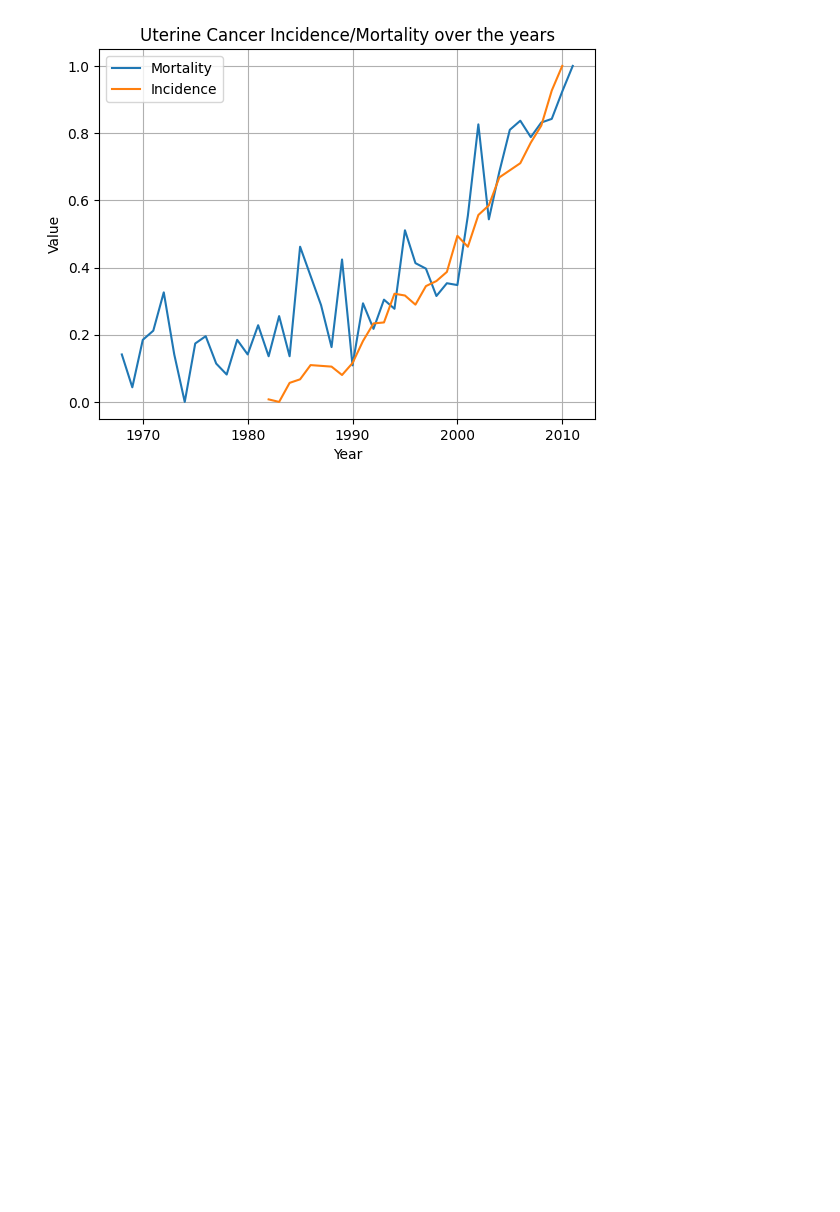
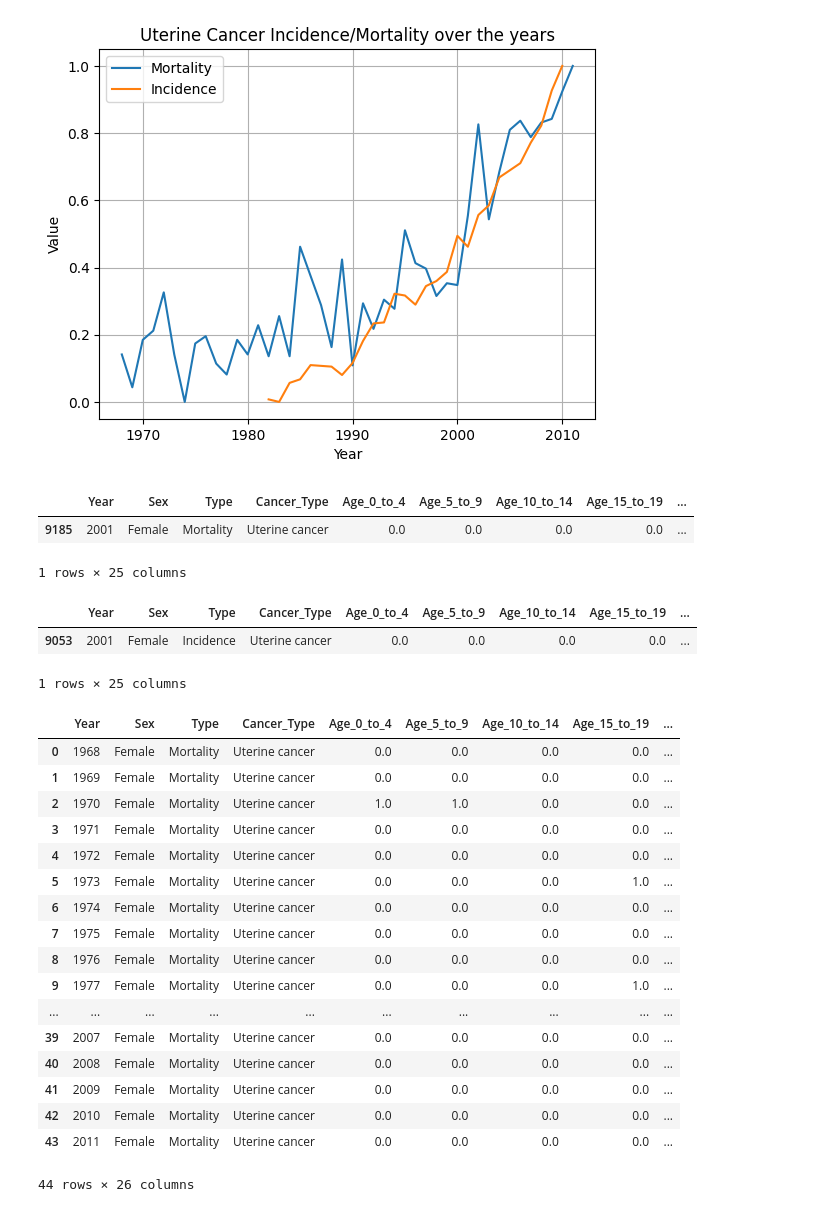
Before and after one commit to ChristianChimi/Australian-HealthCare-Cancer, a Jupyter notebook: Australian_Cancer_Health.ipynb, the cells around one changed output. Saved outputs shown, nothing was run; the diff lists cells and outputs as text; code cells hidden in the pictures; blank space fills up the shorter version.

```diff
--- a/Australian_Cancer_Health.ipynb
+++ b/Australian_Cancer_Health.ipynb
@@ -76,8 +76,8 @@ scaler=MinMaxScaler()
 uterine_df1["Sum"] = uterine_df1.loc[:, "Age_0_to_4":"Age_Unknown"].sum(axis=1)
 uterine_df1['Normalized_sum']=scaler.fit_transform(uterine_df1[['Sum']])
 
-uterine_df2["Sum"] = uterine_df2.loc[:, "Age_0_to_4":"Age_Unknown"].sum(axis=1)
-uterine_df2['Normalized_sum']=scaler.fit_transform(uterine_df2[['Sum']])
+uterine_df2["Sum_Death"] = uterine_df2.loc[:, "Age_0_to_4":"Age_Unknown"].sum(axis=1)
+uterine_df2['Normalized_sum']=scaler.fit_transform(uterine_df2[['Sum_Death']])
 # %%
 plt.plot(uterine_df1["Year"], uterine_df1['Normalized_sum'], label="Mortality")
 plt.plot(uterine_df2["Year"], uterine_df2['Normalized_sum'], label="Incidence")
@@ -89,3 +89,38 @@ plt.grid(True)
 plt.show()
 # %% [output]
 [figure]
+# %%
+uterine_df1[uterine_df1['Year'] == 2001]
+# %% [output]
+|  | Year | Sex | Type | Cancer_Type | Age_0_to_4 | Age_5_to_9 | Age_10_to_14 | Age_15_to_19 | ... |
+| 9185 | 2001 | Female | Mortality | Uterine cancer | 0.0 | 0.0 | 0.0 | 0.0 | ... |
+1 rows × 25 columns
+# %%
+uterine_df2[uterine_df2['Year'] == 2001]
+# %% [output]
+|  | Year | Sex | Type | Cancer_Type | Age_0_to_4 | Age_5_to_9 | Age_10_to_14 | Age_15_to_19 | ... |
+| 9053 | 2001 | Female | Incidence | Uterine cancer | 0.0 | 0.0 | 0.0 | 0.0 | ... |
+1 rows × 25 columns
+# %%
+uterine_df1 = pd.merge(uterine_df1, uterine_df2[['Year', 'Sum_Death']], on='Year', how='left')
+# %%
+uterine_df1
+# %% [output]
+|  | Year | Sex | Type | Cancer_Type | Age_0_to_4 | Age_5_to_9 | Age_10_to_14 | Age_15_to_19 | ... |
+| 0 | 1968 | Female | Mortality | Uterine cancer | 0.0 | 0.0 | 0.0 | 0.0 | ... |
+| 1 | 1969 | Female | Mortality | Uterine cancer | 0.0 | 0.0 | 0.0 | 0.0 | ... |
+| 2 | 1970 | Female | Mortality | Uterine cancer | 1.0 | 1.0 | 0.0 | 0.0 | ... |
+| 3 | 1971 | Female | Mortality | Uterine cancer | 0.0 | 0.0 | 0.0 | 0.0 | ... |
+| 4 | 1972 | Female | Mortality | Uterine cancer | 0.0 | 0.0 | 0.0 | 0.0 | ... |
+| 5 | 1973 | Female | Mortality | Uterine cancer | 0.0 | 0.0 | 0.0 | 1.0 | ... |
+| 6 | 1974 | Female | Mortality | Uterine cancer | 0.0 | 0.0 | 0.0 | 0.0 | ... |
+| 7 | 1975 | Female | Mortality | Uterine cancer | 0.0 | 0.0 | 0.0 | 0.0 | ... |
+| 8 | 1976 | Female | Mortality | Uterine cancer | 0.0 | 0.0 | 0.0 | 0.0 | ... |
+| 9 | 1977 | Female | Mortality | Uterine cancer | 0.0 | 0.0 | 0.0 | 1.0 | ... |
+| ... | ... | ... | ... | ... | ... | ... | ... | ... | ... |
+| 39 | 2007 | Female | Mortality | Uterine cancer | 0.0 | 0.0 | 0.0 | 0.0 | ... |
+| 40 | 2008 | Female | Mortality | Uterine cancer | 0.0 | 0.0 | 0.0 | 0.0 | ... |
+| 41 | 2009 | Female | Mortality | Uterine cancer | 0.0 | 0.0 | 0.0 | 0.0 | ... |
+| 42 | 2010 | Female | Mortality | Uterine cancer | 0.0 | 0.0 | 0.0 | 0.0 | ... |
+| 43 | 2011 | Female | Mortality | Uterine cancer | 0.0 | 0.0 | 0.0 | 0.0 | ... |
+44 rows × 26 columns
```
Also changed, not shown: parts of 1 cell of this notebook.
